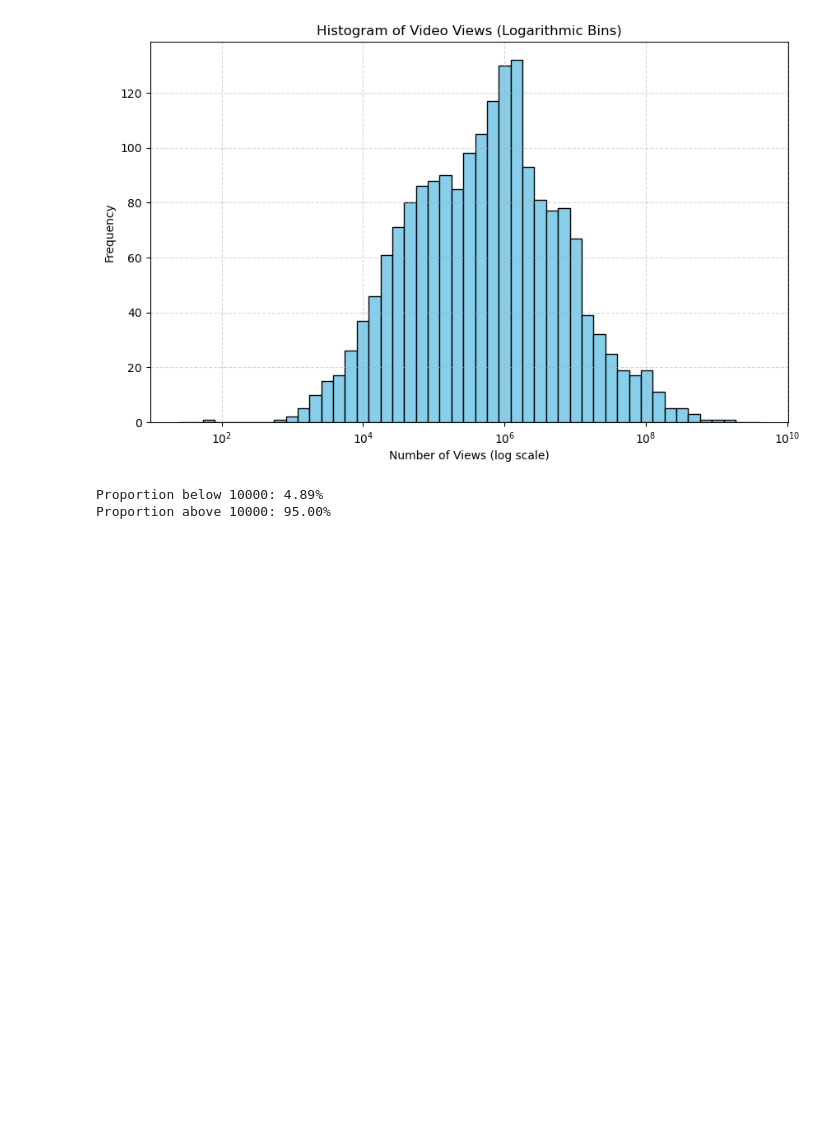
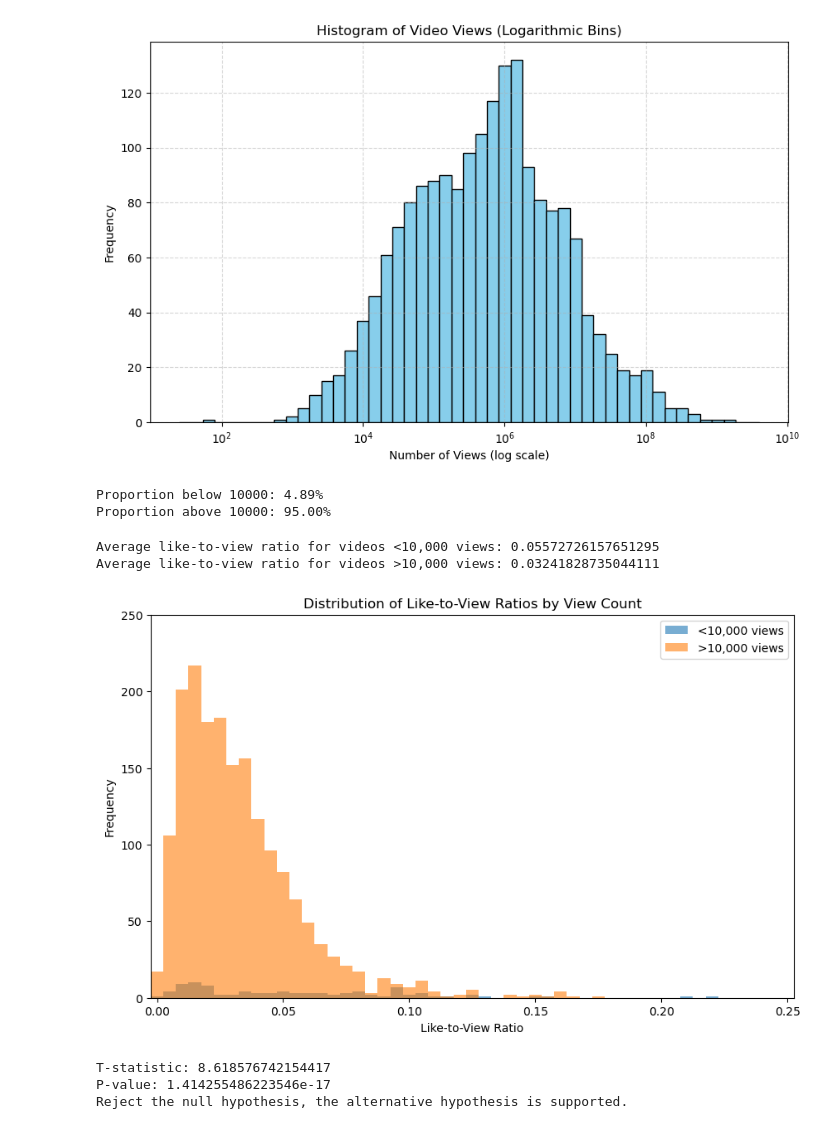
Before and after one commit to EthanCarter-ccic/AI, a Jupyter notebook: Semester 1/Youtube/Youtube.ipynb, the cells around one changed output. Drawn from its saved outputs; the diff is of its cells as text; code cells hidden in the pictures; blank space fills up the shorter version.

```diff
--- a/Semester 1/Youtube/Youtube.ipynb
+++ b/Semester 1/Youtube/Youtube.ipynb
@@ -65,3 +65,59 @@ proportion_above_below(df, "Views", 10000)  # e.g., threshold 10,000 views
 # %% [output]
 Proportion below 10000: 4.89%
 Proportion above 10000: 95.00%
+# %%
+# Ensure Likes column exists
+if 'Likes' not in df.columns:
+    raise ValueError("CSV must have a 'Likes' column")
+
+# Create two groups based on Views
+low_views_df = df[df['Views'] < 10000].copy()
+high_views_df = df[df['Views'] > 10000].copy()
+
+# Calculate like-to-view ratio
+low_views_df['Like_to_View_Ratio'] = low_views_df['Likes'] / low_views_df['Views']
+high_views_df['Like_to_View_Ratio'] = high_views_df['Likes'] / high_views_df['Views']
+
+# Compute average ratios
+low_views_avg_ratio = low_views_df['Like_to_View_Ratio'].mean()
+high_views_avg_ratio = high_views_df['Like_to_View_Ratio'].mean()
+
+print(f"Average like-to-view ratio for videos <10,000 views: {low_views_avg_ratio}")
+print(f"Average like-to-view ratio for videos >10,000 views: {high_views_avg_ratio}")
+
+# Visualize the distributions
+plt.figure(figsize=(10,6))
+plt.hist(low_views_df['Like_to_View_Ratio'], bins=51, range=(-0.0025, 0.2525), alpha=0.6, label='<10,000 views')
+plt.hist(high_views_df['Like_to_View_Ratio'], bins=51, range=(-0.0025, 0.2525), alpha=0.6, label='>10,000 views')
+plt.xlabel("Like-to-View Ratio")
+plt.ylabel("Frequency")
+plt.title("Distribution of Like-to-View Ratios by View Count")
+plt.xlim(-0.0025, 0.2525)
+plt.ylim(0, 250)
+plt.legend()
+plt.show()
+# %% [output]
+Average like-to-view ratio for videos <10,000 views: 0.05572726157651295
+Average like-to-view ratio for videos >10,000 views: 0.03241828735044111
+[figure, added]
+# %%
+from scipy import stats
+
+# Perform a two-sample t-test (independent samples, equal variance can be assumed)
+t_stat, p_value = stats.ttest_ind(low_views_df['Like_to_View_Ratio'],
+                                  high_views_df['Like_to_View_Ratio'],
+                                  equal_var=True)
+
+print(f"T-statistic: {t_stat}")
+print(f"P-value: {p_value}")
+
+alpha = 0.05  # significance level
+
+if p_value < alpha:
+    print("Reject the null hypothesis, the alternative hypothesis is supported.")
+else:
+    print("Fail to reject the null hypothesis.")
+# %% [output]
+T-statistic: 8.618576742154417
+P-value: 1.414255486223546e-17
+Reject the null hypothesis, the alternative hypothesis is supported.
```
Also changed, not shown: parts of 4 cells of this notebook, 1 other file.
